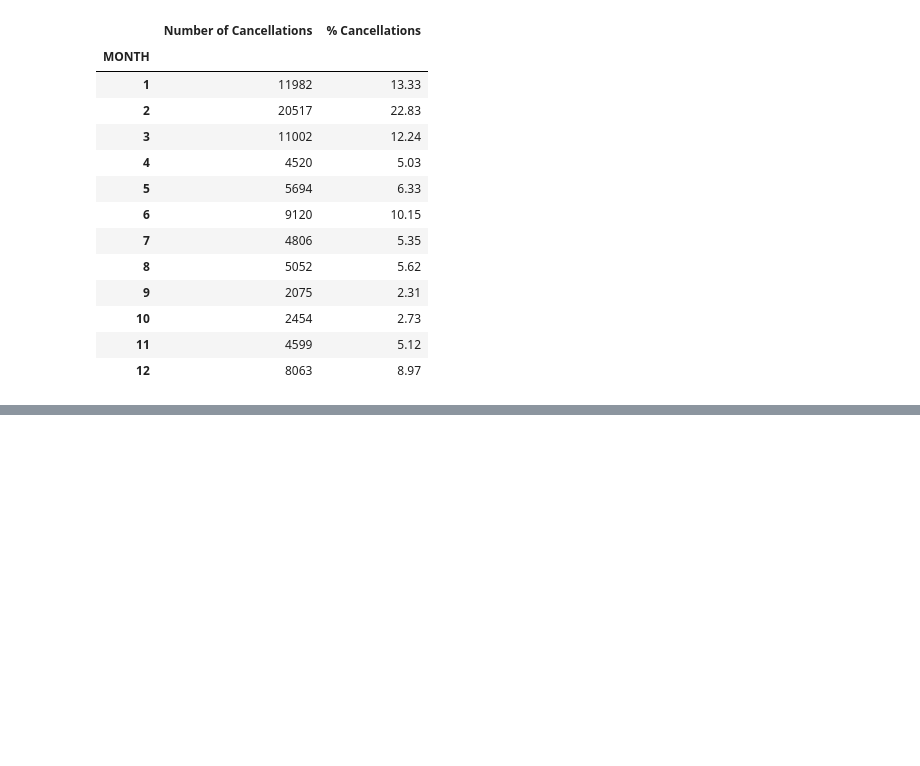
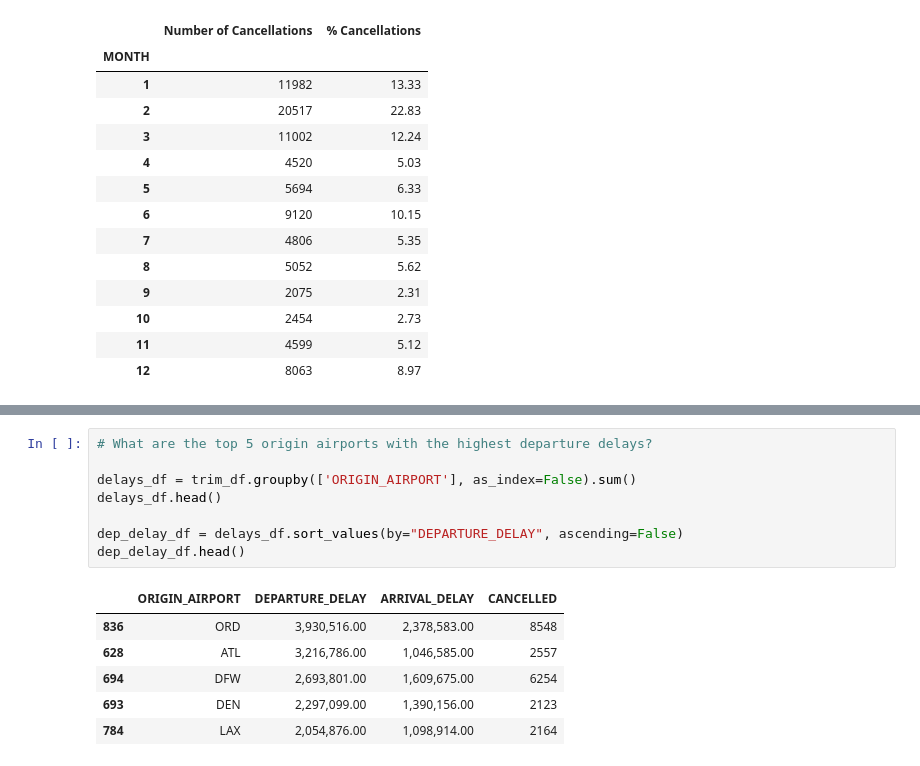
Before and after one commit to Chadi272/The_Air_Marshalls, a Jupyter notebook: Flight Delays.ipynb, the cells around one changed output, grey strips where cells are left out. Saved outputs shown, nothing was run; the diff lists cells and outputs as text; blank space fills up the shorter version.

```diff
--- a/Flight Delays.ipynb
+++ b/Flight Delays.ipynb
@@ -193,0 +209,15 @@ The average delay time for these flights was 33 minutes.
+# %%
+# What are the top 5 origin airports with the highest departure delays?
+
+delays_df = trim_df.groupby(['ORIGIN_AIRPORT'], as_index=False).sum()
+delays_df.head()
+
+dep_delay_df = delays_df.sort_values(by="DEPARTURE_DELAY", ascending=False)
+dep_delay_df.head()
+# %% [output]
+|  | ORIGIN_AIRPORT | DEPARTURE_DELAY | ARRIVAL_DELAY | CANCELLED |
+| 836 | ORD | 3,930,516.00 | 2,378,583.00 | 8548 |
+| 628 | ATL | 3,216,786.00 | 1,046,585.00 | 2557 |
+| 694 | DFW | 2,693,801.00 | 1,609,675.00 | 6254 |
+| 693 | DEN | 2,297,099.00 | 1,390,156.00 | 2123 |
+| 784 | LAX | 2,054,876.00 | 1,098,914.00 | 2164 |
```
Also changed, not shown: parts of 12 cells of this notebook.
